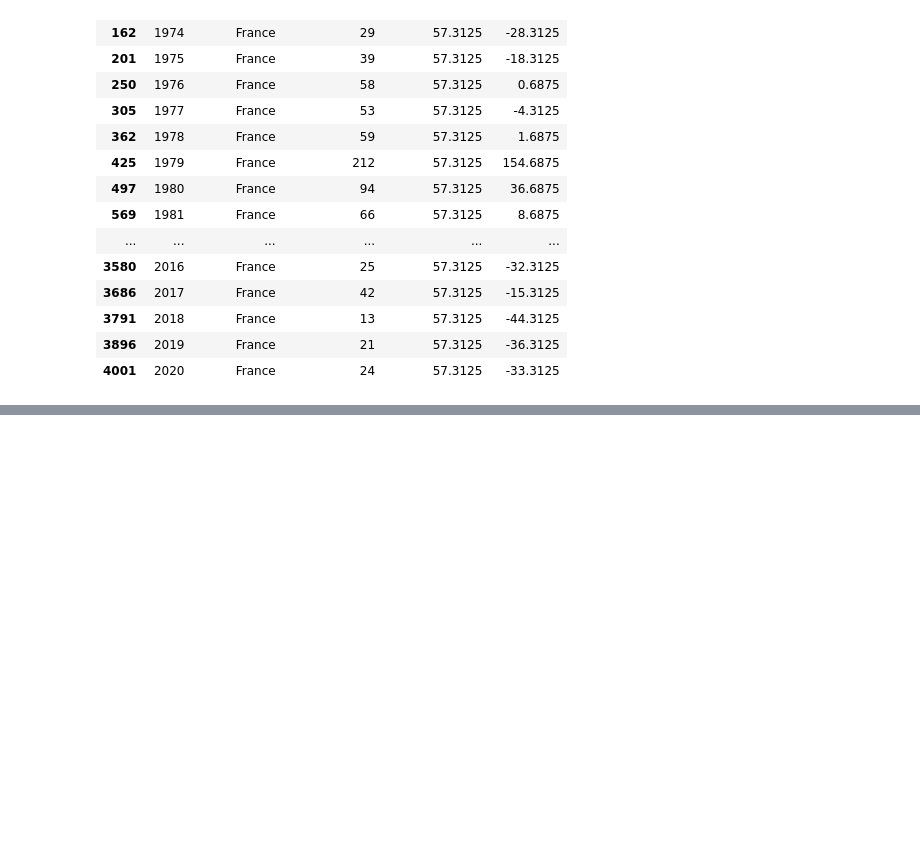
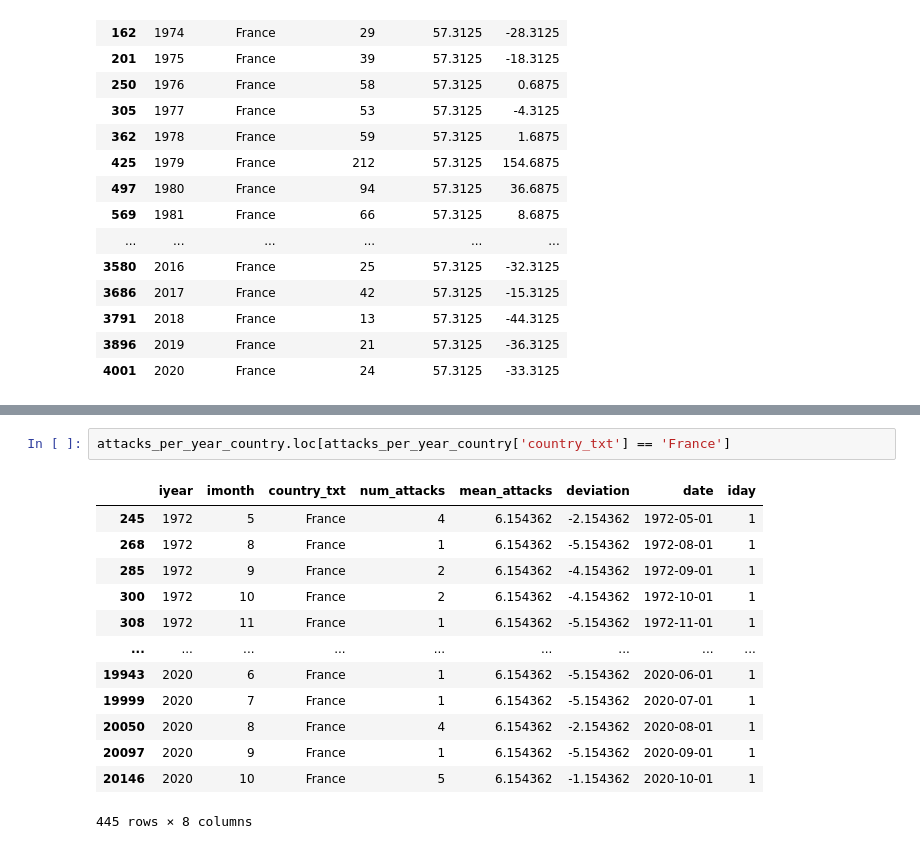
Before and after one commit to ekomlenovic/SecurityDataset, a Jupyter notebook: data_processing/analyses/heatmap.ipynb, the cells around one changed output, grey strips where cells are left out. Cells and saved outputs as stored; diff of their text form; blank space fills up the shorter version.

```diff
--- a/data_processing/analyses/heatmap.ipynb
+++ b/data_processing/analyses/heatmap.ipynb
@@ -291,0 +322,16 @@ positive_deviations[positive_deviations['country_txt'] == 'France']
+# %%
+attacks_per_year_country.loc[attacks_per_year_country['country_txt'] == 'France']
+# %% [output]
+|  | iyear | imonth | country_txt | num_attacks | mean_attacks | deviation | date | iday |
+| 245 | 1972 | 5 | France | 4 | 6.154362 | -2.154362 | 1972-05-01 | 1 |
+| 268 | 1972 | 8 | France | 1 | 6.154362 | -5.154362 | 1972-08-01 | 1 |
+| 285 | 1972 | 9 | France | 2 | 6.154362 | -4.154362 | 1972-09-01 | 1 |
+| 300 | 1972 | 10 | France | 2 | 6.154362 | -4.154362 | 1972-10-01 | 1 |
+| 308 | 1972 | 11 | France | 1 | 6.154362 | -5.154362 | 1972-11-01 | 1 |
+| ... | ... | ... | ... | ... | ... | ... | ... | ... |
+| 19943 | 2020 | 6 | France | 1 | 6.154362 | -5.154362 | 2020-06-01 | 1 |
+| 19999 | 2020 | 7 | France | 1 | 6.154362 | -5.154362 | 2020-07-01 | 1 |
+| 20050 | 2020 | 8 | France | 4 | 6.154362 | -2.154362 | 2020-08-01 | 1 |
+| 20097 | 2020 | 9 | France | 1 | 6.154362 | -5.154362 | 2020-09-01 | 1 |
+| 20146 | 2020 | 10 | France | 5 | 6.154362 | -1.154362 | 2020-10-01 | 1 |
+445 rows × 8 columns
```
Also changed, not shown: parts of 8 cells of this notebook, 6 other files.
